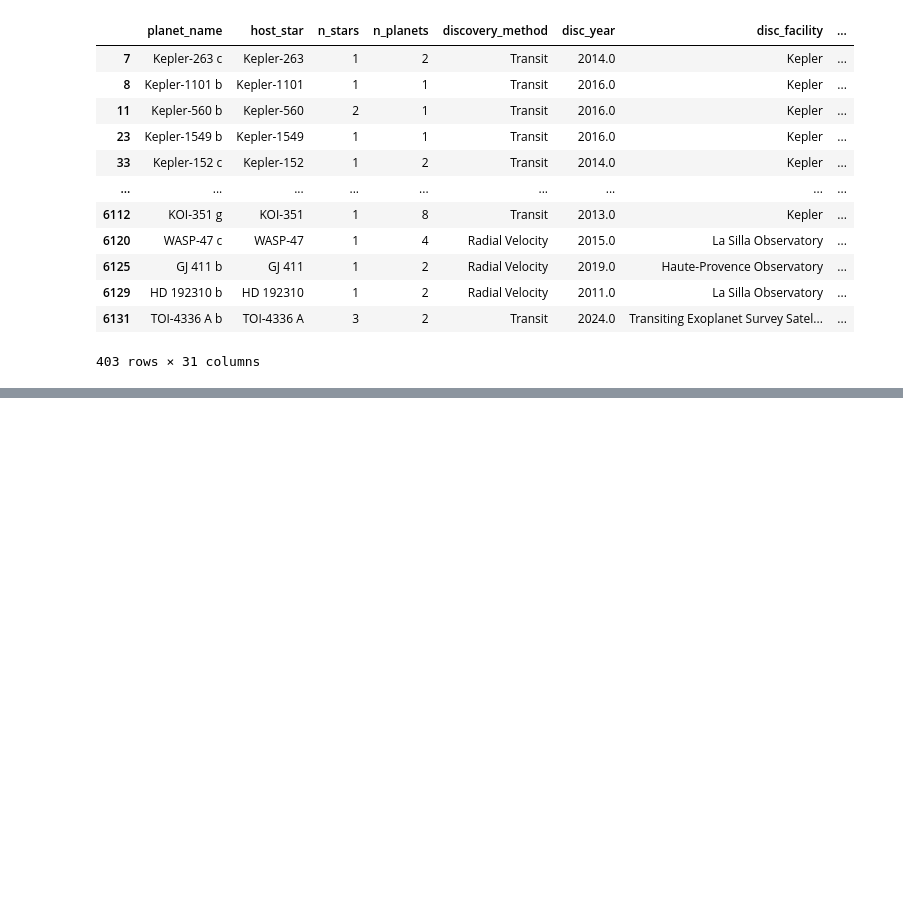
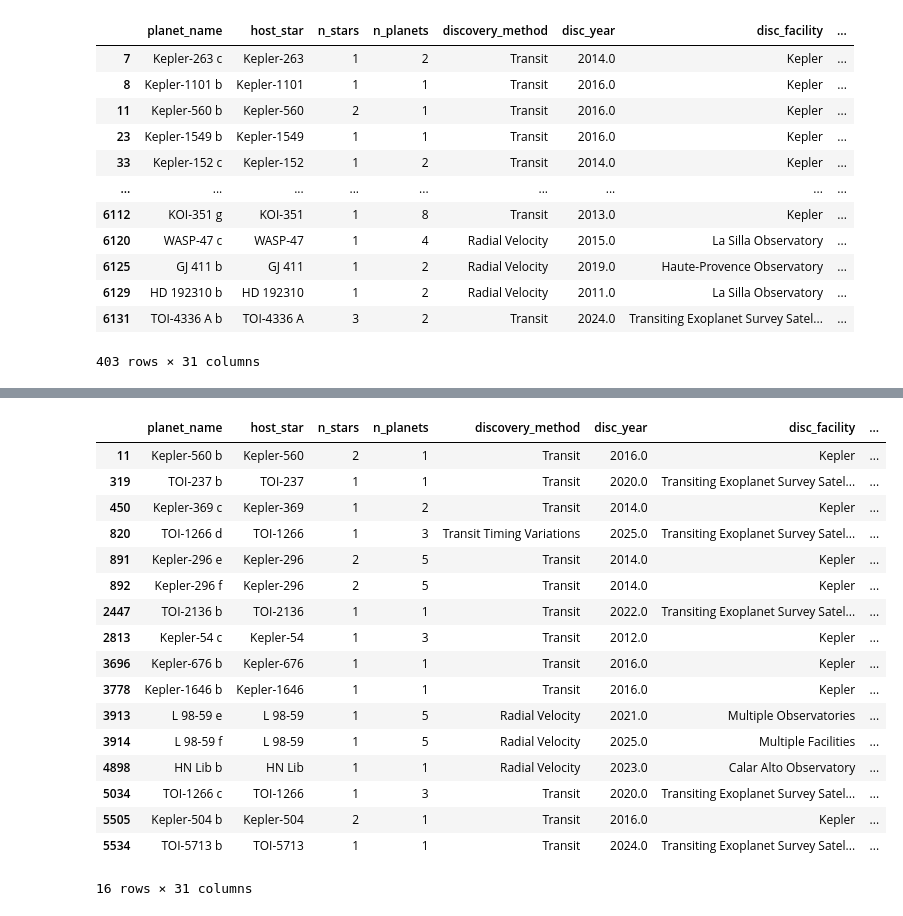
Before and after one commit to plamensve/DS_2026_FP, a Jupyter notebook: notebooks/07_earth_like_candidates.ipynb, the cells around one changed output, grey strips where cells are left out. Drawn from its saved outputs; the diff is of its cells as text; code cells hidden in the pictures; blank space fills up the shorter version.

```diff
--- a/notebooks/07_earth_like_candidates.ipynb
+++ b/notebooks/07_earth_like_candidates.ipynb
@@ -42,3 +42,6 @@ in_habitat_zone
 | 6129 | HD 192310 b | HD 192310 | 1 | 2 | Radial Velocity | 2011.0 | La Silla Observatory | ... |
 | 6131 | TOI-4336 A b | TOI-4336 A | 3 | 2 | Transit | 2024.0 | Transiting Exoplanet Survey Satel... | ... |
 403 rows × 31 columns
+# %%
+star_age_similar_to_the_sun_age = in_habitat_zone[(in_habitat_zone['star_age_gyr'] > 4) & (in_habitat_zone['star_age_gyr'] < 5)]
+star_age_similar_to_the_sun_age
@@ -44,0 +62,25 @@ in_habitat_zone
+# %%
+star_radius_to_sun = star_age_similar_to_the_sun_age[
+    (star_age_similar_to_the_sun_age['star_radius_sun'] >= -0.5) &
+    (star_age_similar_to_the_sun_age['star_radius_sun'] <= 0.5)
+]
+star_radius_to_sun
+# %% [output]
+|  | planet_name | host_star | n_stars | n_planets | discovery_method | disc_year | disc_facility | ... |
+| 11 | Kepler-560 b | Kepler-560 | 2 | 1 | Transit | 2016.0 | Kepler | ... |
+| 319 | TOI-237 b | TOI-237 | 1 | 1 | Transit | 2020.0 | Transiting Exoplanet Survey Satel... | ... |
+| 450 | Kepler-369 c | Kepler-369 | 1 | 2 | Transit | 2014.0 | Kepler | ... |
+| 820 | TOI-1266 d | TOI-1266 | 1 | 3 | Transit Timing Variations | 2025.0 | Transiting Exoplanet Survey Satel... | ... |
+| 891 | Kepler-296 e | Kepler-296 | 2 | 5 | Transit | 2014.0 | Kepler | ... |
+| 892 | Kepler-296 f | Kepler-296 | 2 | 5 | Transit | 2014.0 | Kepler | ... |
+| 2447 | TOI-2136 b | TOI-2136 | 1 | 1 | Transit | 2022.0 | Transiting Exoplanet Survey Satel... | ... |
+| 2813 | Kepler-54 c | Kepler-54 | 1 | 3 | Transit | 2012.0 | Kepler | ... |
+| 3696 | Kepler-676 b | Kepler-676 | 1 | 1 | Transit | 2016.0 | Kepler | ... |
+| 3778 | Kepler-1646 b | Kepler-1646 | 1 | 1 | Transit | 2016.0 | Kepler | ... |
+| 3913 | L 98-59 e | L 98-59 | 1 | 5 | Radial Velocity | 2021.0 | Multiple Observatories | ... |
+| 3914 | L 98-59 f | L 98-59 | 1 | 5 | Radial Velocity | 2025.0 | Multiple Facilities | ... |
+| 4898 | HN Lib b | HN Lib | 1 | 1 | Radial Velocity | 2023.0 | Calar Alto Observatory | ... |
+| 5034 | TOI-1266 c | TOI-1266 | 1 | 3 | Transit | 2020.0 | Transiting Exoplanet Survey Satel... | ... |
+| 5505 | Kepler-504 b | Kepler-504 | 2 | 1 | Transit | 2016.0 | Kepler | ... |
+| 5534 | TOI-5713 b | TOI-5713 | 1 | 1 | Transit | 2024.0 | Transiting Exoplanet Survey Satel... | ... |
+16 rows × 31 columns
```
Also changed, not shown: parts of 5 cells of this notebook.
